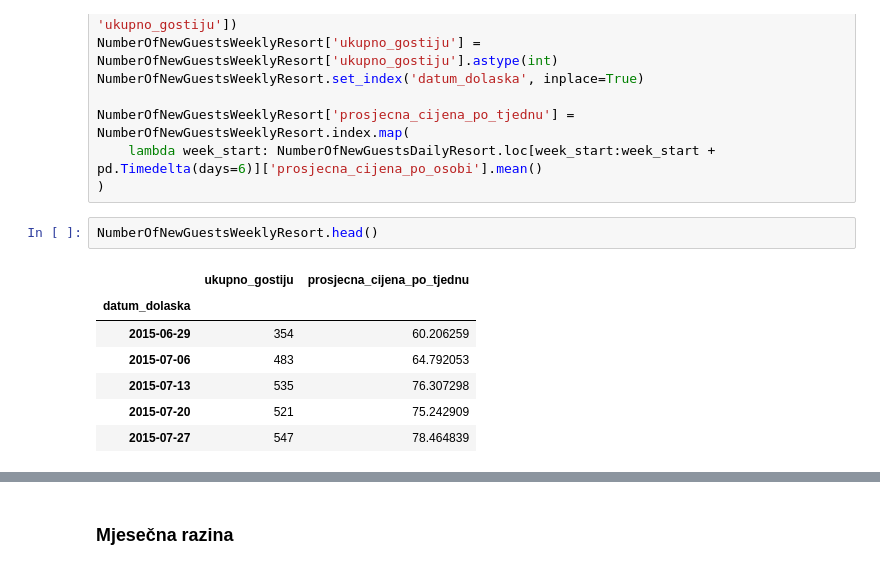
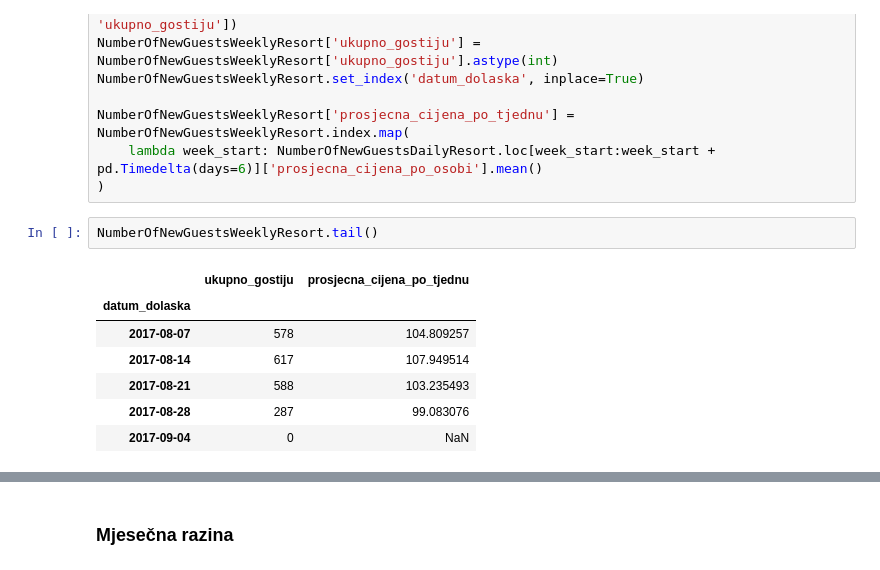
Before and after one commit to MarkoHaralovic/Prediction-of-Hotel-Occupancy, a Jupyter notebook: prediction-of-hotel-occupancy/notebooks/data_preprocessing.ipynb, the cells around one changed output, grey strips where cells are left out. Drawn from its saved outputs; the diff is of its cells as text.

```diff
--- a/prediction-of-hotel-occupancy/notebooks/data_preprocessing.ipynb
+++ b/prediction-of-hotel-occupancy/notebooks/data_preprocessing.ipynb
@@ -646,12 +646,12 @@ NumberOfNewGuestsWeeklyResort['prosjecna_cijena_po_tjednu'] = NumberOfNewGuestsW
     lambda week_start: NumberOfNewGuestsDailyResort.loc[week_start:week_start + pd.Timedelta(days=6)]['prosjecna_cijena_po_osobi'].mean()
 )
 # %%
-NumberOfNewGuestsWeeklyResort.head()
+NumberOfNewGuestsWeeklyResort.tail()
 # %% [output]
 |  | ukupno_gostiju | prosjecna_cijena_po_tjednu |
 | datum_dolaska |  |  |
-| 2015-06-29 | 354 | 60.206259 |
-| 2015-07-06 | 483 | 64.792053 |
-| 2015-07-13 | 535 | 76.307298 |
-| 2015-07-20 | 521 | 75.242909 |
-| 2015-07-27 | 547 | 78.464839 |
+| 2017-08-07 | 578 | 104.809257 |
+| 2017-08-14 | 617 | 107.949514 |
+| 2017-08-21 | 588 | 103.235493 |
+| 2017-08-28 | 287 | 99.083076 |
+| 2017-09-04 | 0 | NaN |
```
Also changed, not shown: parts of 2 cells of this notebook, 5 other files.
